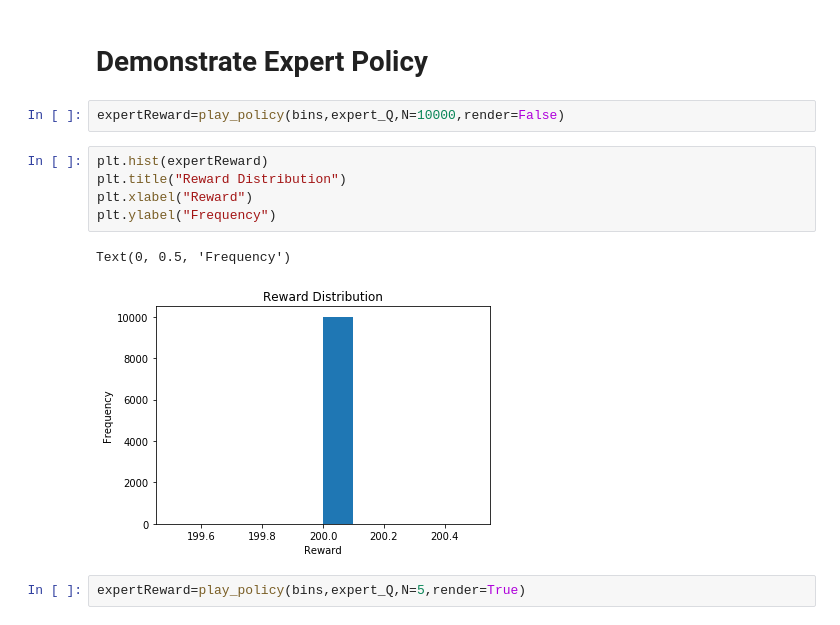
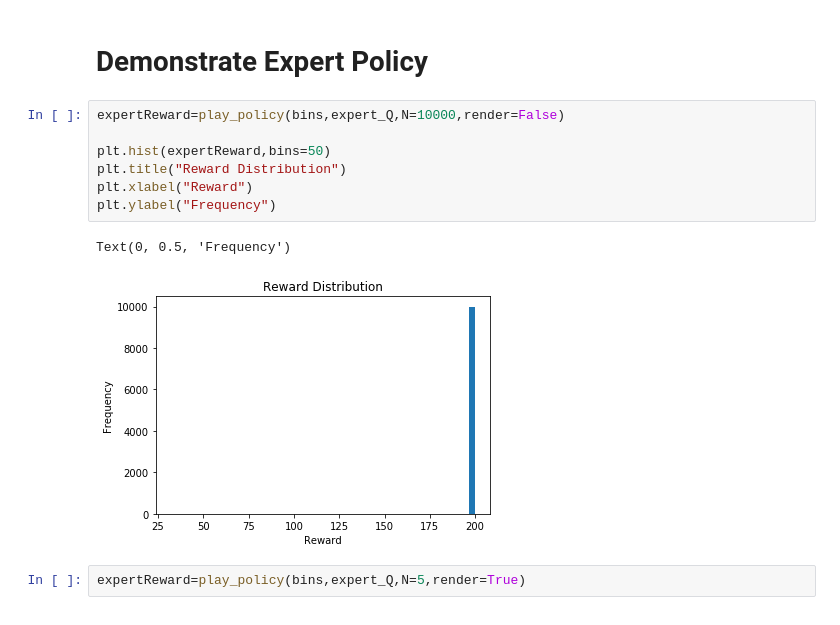
Before and after one commit to rhklite/apprenticeship_inverse_RL, a Jupyter notebook: irl_implementation.ipynb, the cells around one changed output. Drawn from its saved outputs; the diff is of its cells as text.

```diff
--- a/irl_implementation.ipynb
+++ b/irl_implementation.ipynb
@@ -169,14 +236,14 @@ Episode: 9900, Epislon: 0.0100, Reward 200
 # Demonstrate Expert Policy
 # %%
 expertReward=play_policy(bins,expert_Q,N=10000,render=False)
+
+plt.hist(expertReward,bins=50)
+plt.title("Reward Distribution")
+plt.xlabel("Reward")
+plt.ylabel("Frequency")
+# %% [output]
+Text(0, 0.5, 'Frequency')
+[figure, added]
-# %%
-plt.hist(expertReward)
-plt.title("Reward Distribution")
-plt.xlabel("Reward")
-plt.ylabel("Frequency")
-# %% [output]
-Text(0, 0.5, 'Frequency')
-[figure, removed]
 # %%
 expertReward=play_policy(bins,expert_Q,N=5,render=True)
 # %%
```
Also changed, not shown: parts of 19 cells of this notebook, 3 other files.
